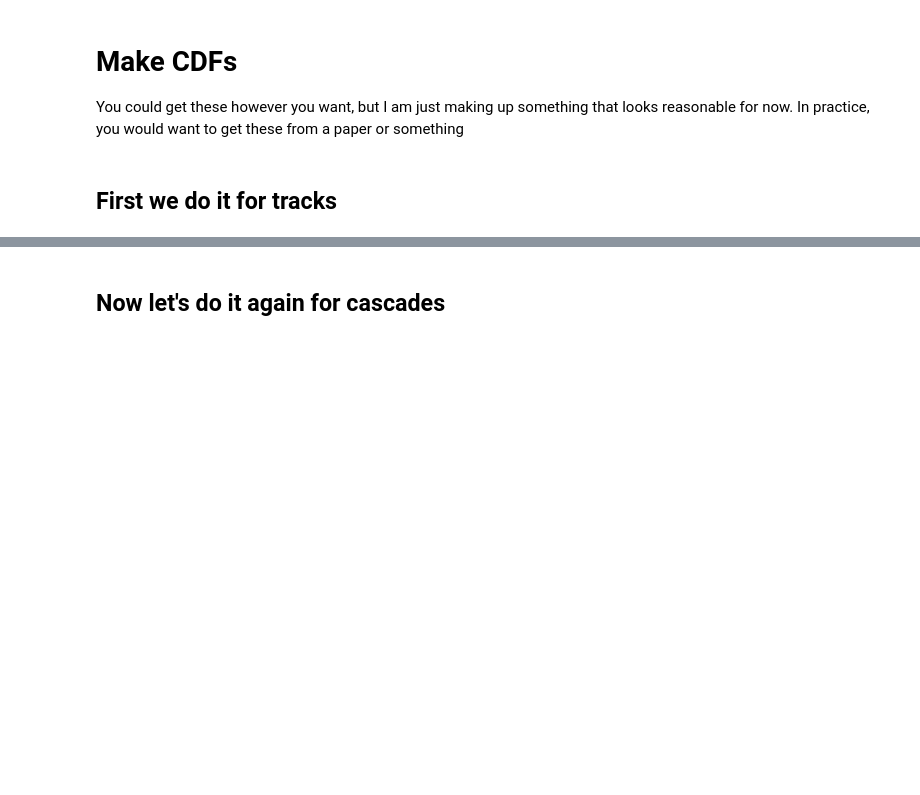
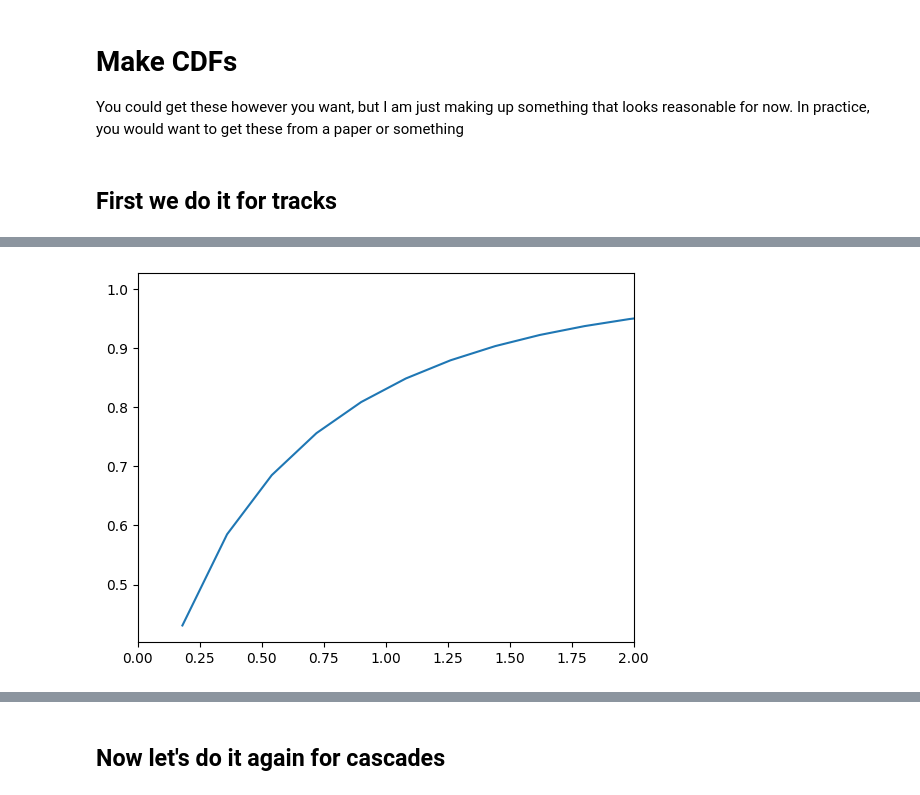
Before and after one commit to jlazar17/spore, a Jupyter notebook: notebooks/detector_response_format.ipynb, the cells around one changed output, grey strips where cells are left out. Saved outputs shown, nothing was run; the diff lists cells and outputs as text; code cells hidden in the pictures; blank space fills up the shorter version.

```diff
--- a/notebooks/detector_response_format.ipynb
+++ b/notebooks/detector_response_format.ipynb
@@ -13,7 +13,7 @@ from nedflix.conventions import units
 # %%
 globs = {
     "es": np.logspace(2, 6, 50) * units.GeV,
-    "xs": np.linspace(0, np.pi, 400),
+    "xs": np.linspace(0, np.pi, 10000),
     "us": np.linspace(0, 0.9999, 1000), # The slight difference from 0 helps with numerics
     "track_params": (90 * units.GeV, 1.5, 0.5, 1.5), # These parameters were found empirically and are only meant as heuristics
     "cascade_params": (90 * units.GeV, 6, 0.4, 6),
@@ -39,3 +41,14 @@ plt.show()
+# %%
+median_res = 0.25
+f = lambda shape_p: stats.gamma.cdf(median_res, shape_p) - 0.5
+from scipy.optimize import ridder
+shape_p0 = ridder(f, 0.1, 20)
+# %%
+plt.plot(np.degrees(globs["xs"])[1:], stats.gamma.cdf(np.degrees(globs["xs"])[1:], shape_p0))
+plt.xlim(0, 2)
+plt.show()
+# %% [output]
+[figure, added]
 # %%
 track_cdfs = np.zeros((len(globs["es"]), len(globs["xs"])))
 for idx, e in enumerate(globs["es"]):
```
Also changed, not shown: parts of 16 cells of this notebook.
